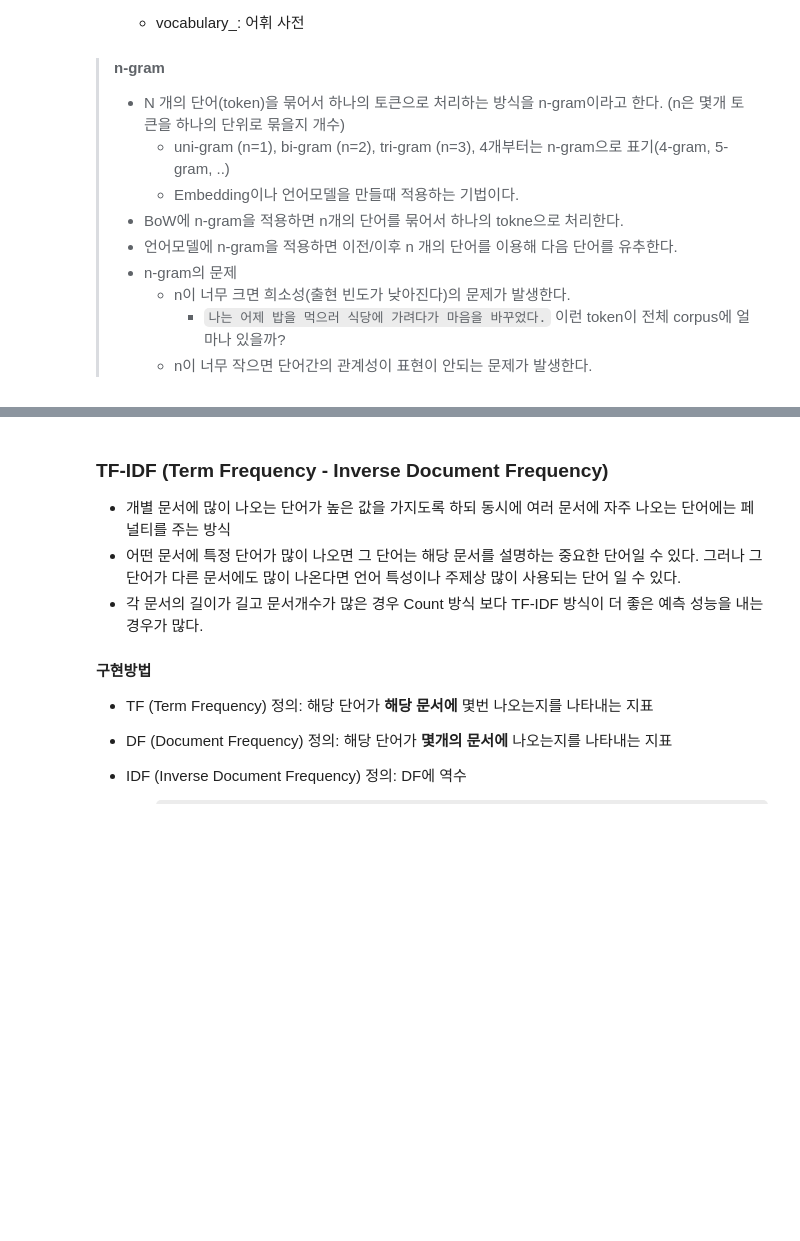
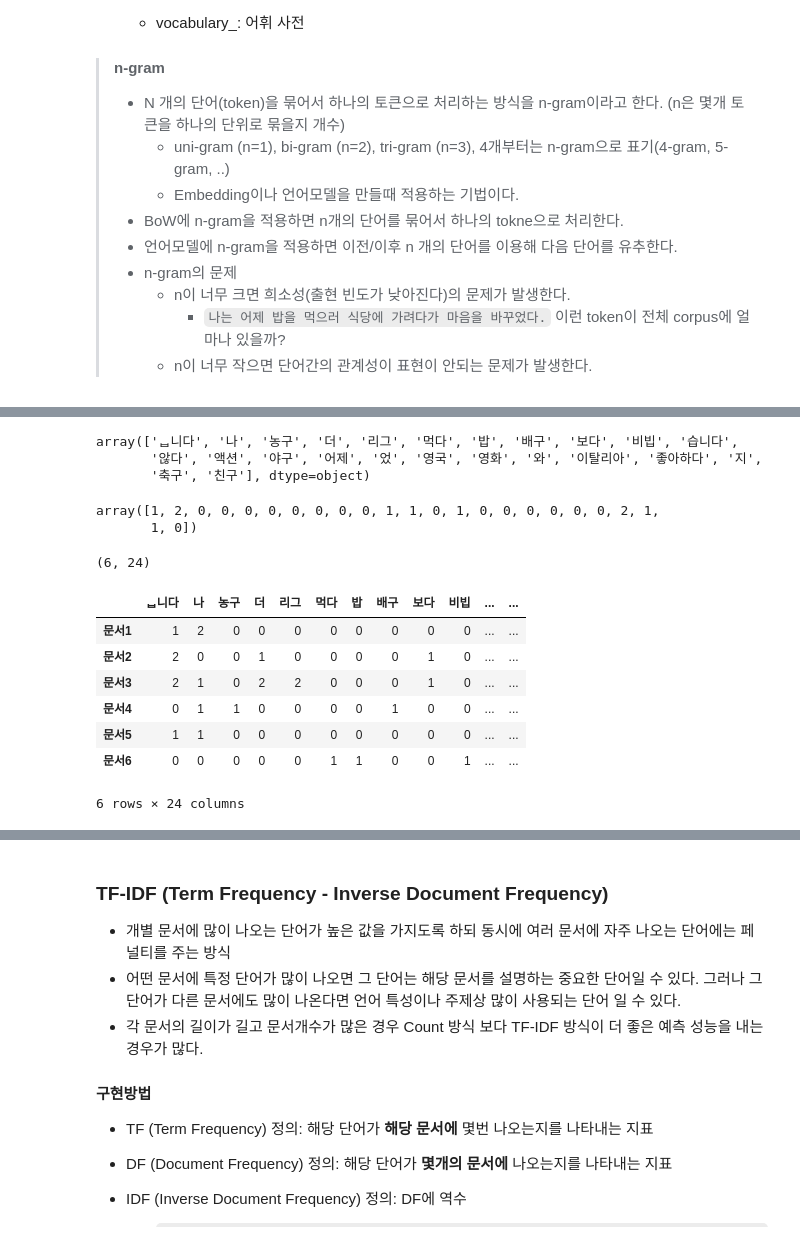
Before and after one commit to ru20061/SKN21_Yoo, a Jupyter notebook: 08_NLP-자연어처리/06_Text_to_Vector_count_base.ipynb, the cells around one changed output, grey strips where cells are left out. Drawn from its saved outputs; the diff is of its cells as text; code cells hidden in the pictures; some formulas as TeX source; blank space fills up the shorter version.

```diff
--- a/08_NLP-자연어처리/06_Text_to_Vector_count_base.ipynb
+++ b/08_NLP-자연어처리/06_Text_to_Vector_count_base.ipynb
@@ -127,0 +190,14 @@ stop_words = list('은는이가을를도.,')
+# %%
+cv.get_feature_names_out()
+# %% [output]
+array(['ᆸ니다', '나', '농구', '더', '리그', '먹다', '밥', '배구', '보다', '비빕', '습니다',
+       '않다', '액션', '야구', '어제', '었', '영국', '영화', '와', '이탈리아', '좋아하다', '지',
+       '축구', '친구'], dtype=object)
+# %%
+## DTM 변환
+dtm = cv.transform(text) # cv.fit_transform(text) # fit/transform 대상이 같은 경우
+r= dtm.toarray()
+r[0]
+# %% [output]
+array([1, 2, 0, 0, 0, 0, 0, 0, 0, 0, 1, 1, 0, 1, 0, 0, 0, 0, 0, 0, 2, 1,
+       1, 0])
@@ -127,0 +213,16 @@ stop_words = list('은는이가을를도.,')
+# %%
+dtm_df.shape
+# (6: 문서개수, 24: 전체문서를 구성하는 토큰의 개수)
+# %% [output]
+(6, 24)
+# %%
+dtm_df
+# %% [output]
+|  | ᆸ니다 | 나 | 농구 | 더 | 리그 | 먹다 | 밥 | 배구 | 보다 | 비빕 | ... | ... |
+| 문서1 | 1 | 2 | 0 | 0 | 0 | 0 | 0 | 0 | 0 | 0 | ... | ... |
+| 문서2 | 2 | 0 | 0 | 1 | 0 | 0 | 0 | 0 | 1 | 0 | ... | ... |
+| 문서3 | 2 | 1 | 0 | 2 | 2 | 0 | 0 | 0 | 1 | 0 | ... | ... |
+| 문서4 | 0 | 1 | 1 | 0 | 0 | 0 | 0 | 1 | 0 | 0 | ... | ... |
+| 문서5 | 1 | 1 | 0 | 0 | 0 | 0 | 0 | 0 | 0 | 0 | ... | ... |
+| 문서6 | 0 | 0 | 0 | 0 | 0 | 1 | 1 | 0 | 0 | 1 | ... | ... |
+6 rows × 24 columns
```
Also changed, not shown: parts of 17 cells of this notebook, 4 other files.
